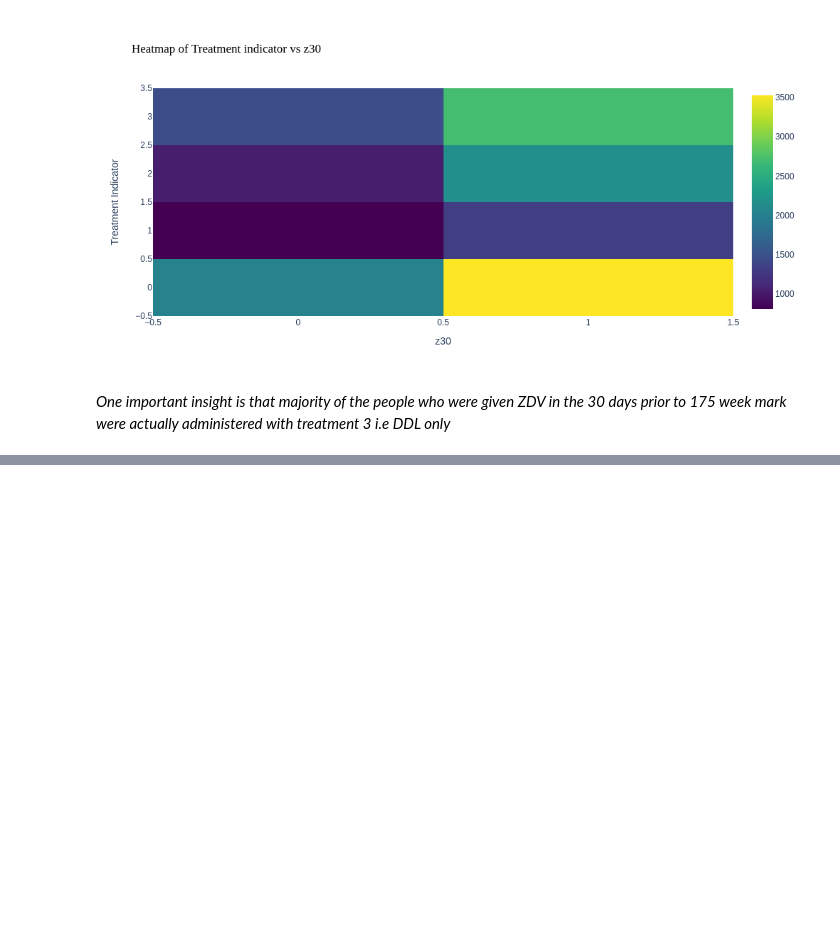
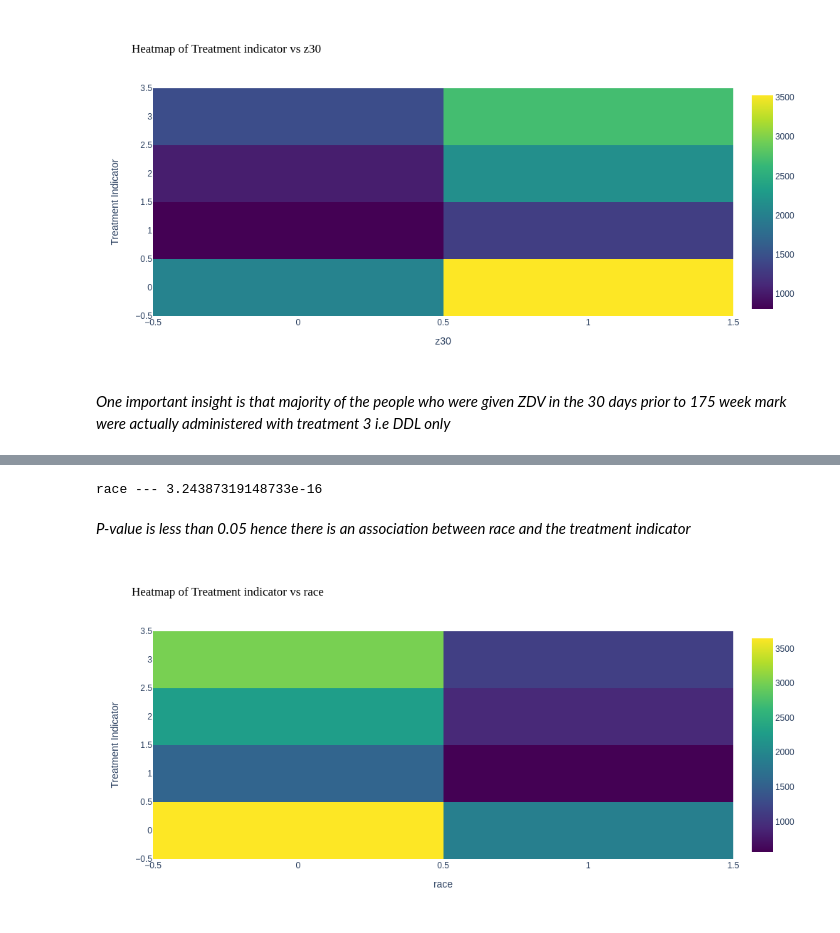
Before and after one commit to NityaVerma19/EDA-AIDS-virus-infection, a Jupyter notebook: eda-insights-on-aids-infection.ipynb, the cells around one changed output, grey strips where cells are left out. Drawn from its saved outputs; the diff is of its cells as text; code cells hidden in the pictures; blank space fills up the shorter version.

Commit message:
trt vs race

```diff
--- a/eda-insights-on-aids-infection.ipynb
+++ b/eda-insights-on-aids-infection.ipynb
@@ -2511,0 +2575,41 @@ fig.show('png')
+# %%
+#ch square test
+for i in ['race']:
+    chi2, pval,_,_ = chi2_contingency(pd.crosstab(df[i], df['trt']))
+    print(i, '---', pval)
+# %% [output]
+race --- 3.24387319148733e-16
+# %% [markdown]
+*P-value is less than 0.05 hence there is an association between race and the treatment indicator*
+# %%
+crosstab = pd.crosstab(df['trt'], df['race'])
+
+heatmap_trace = go.Heatmap(
+    z=crosstab.values,
+    x=crosstab.columns.tolist(),
+    y=crosstab.index.tolist(),
+    colorscale='Viridis'
+)
+
+layout = go.Layout(
+    title="Heatmap of Treatment indicator vs race",
+    xaxis=dict(title='race'),
+    yaxis=dict(title='Treatment Indicator')
+)
+
+fig = go.Figure(data=[heatmap_trace], layout=layout)
+
+# Update layout with additional settings
+fig.update_layout(
+    title_font_family="Times New Roman",
+    title_font_color="#000000",
+    paper_bgcolor='#ffffff',
+    plot_bgcolor='#ffffff'
+)
+
+fig.update_layout(width=1000)
+
+# Display the figure
+fig.show('png')
+# %% [output]
+[figure, added]
```
Also changed, not shown: parts of 7 cells of this notebook.
